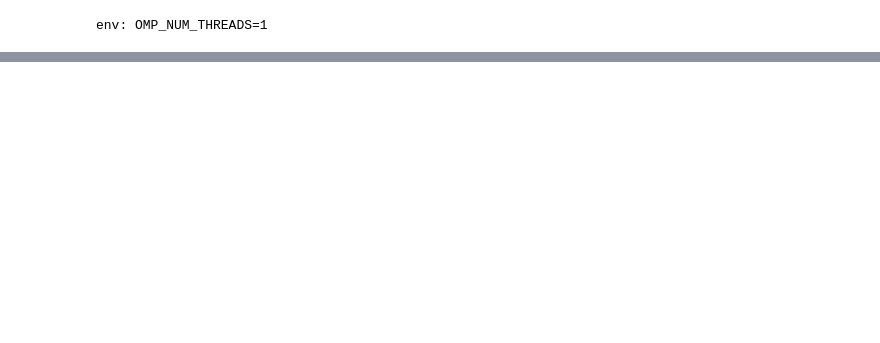
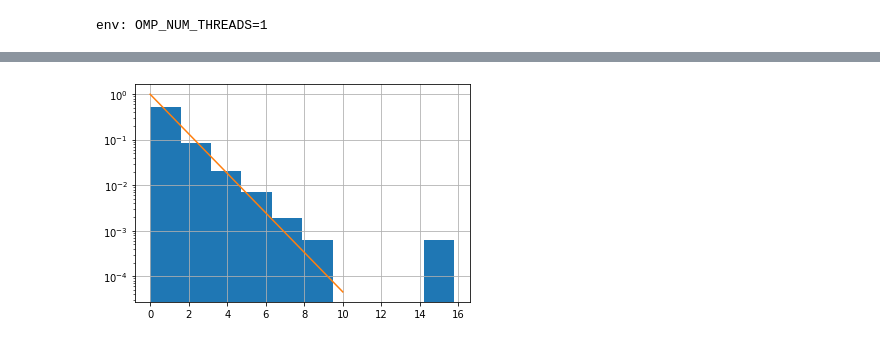
Before and after one commit to ngnrsaa/qflex, a Jupyter notebook: numerics/qFlex_4x4-grid.ipynb, the cells around one changed output, grey strips where cells are left out. Saved outputs shown, nothing was run; the diff lists cells and outputs as text; code cells hidden in the pictures; blank space fills up the shorter version.

```diff
--- a/numerics/qFlex_4x4-grid.ipynb
+++ b/numerics/qFlex_4x4-grid.ipynb
@@ -157,0 +158,8 @@ plt.show()
+# %%
+plt.hist(N * a2, bins=10, density=True)
+plt.yscale('log')
+xs = np.linspace(0, 10, 100)
+plt.plot(xs, np.exp(-xs))
+plt.grid()
+# %% [output]
+[figure, added]
```
Also changed, not shown: parts of 5 cells of this notebook, 1 other file.
